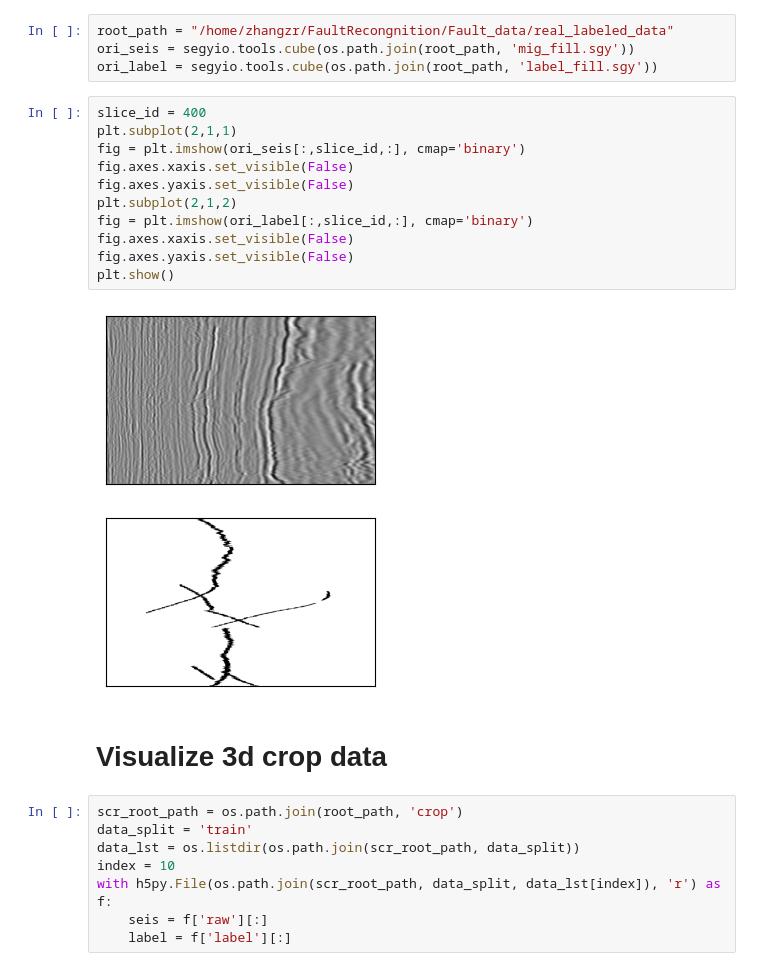
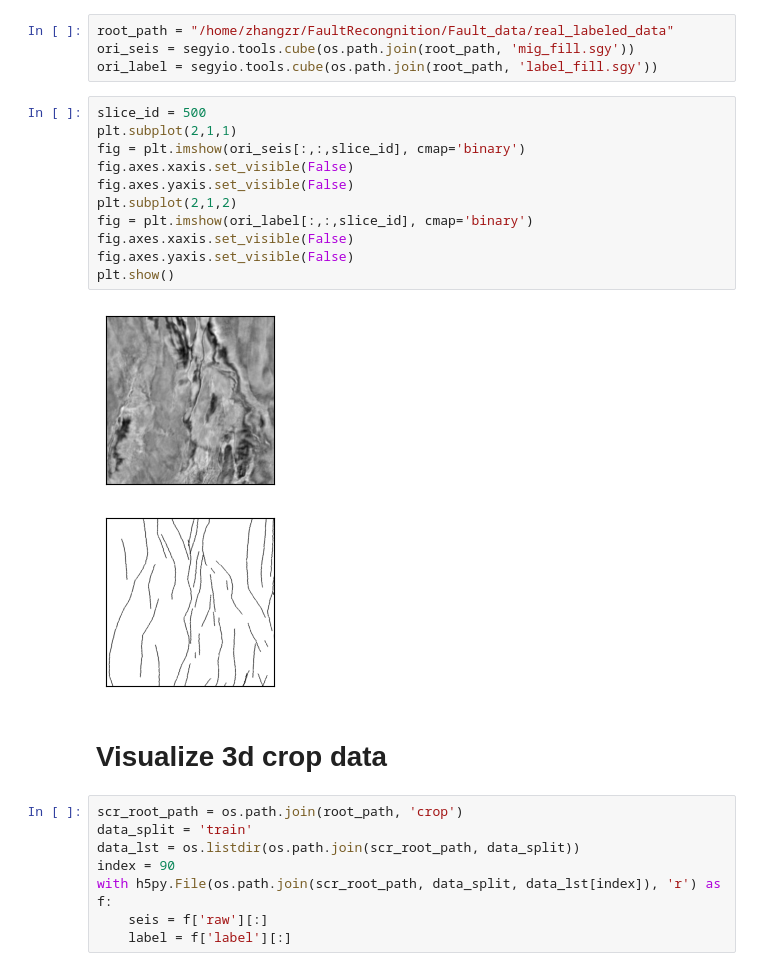
Before and after one commit to Kinlyran/Fault_Recong_zzr, a Jupyter notebook: data_explore.ipynb, the cells around one changed output. Drawn from its saved outputs; the diff is of its cells as text.

```diff
--- a/data_explore.ipynb
+++ b/data_explore.ipynb
@@ -14,25 +14,25 @@ root_path = "/home/zhangzr/FaultRecongnition/Fault_data/real_labeled_data"
 ori_seis = segyio.tools.cube(os.path.join(root_path, 'mig_fill.sgy'))
 ori_label = segyio.tools.cube(os.path.join(root_path, 'label_fill.sgy'))
 # %%
-slice_id = 400
+slice_id = 500
 plt.subplot(2,1,1)
-fig = plt.imshow(ori_seis[:,slice_id,:], cmap='binary')
+fig = plt.imshow(ori_seis[:,:,slice_id], cmap='binary')
 fig.axes.xaxis.set_visible(False)
 fig.axes.yaxis.set_visible(False)
 plt.subplot(2,1,2)
-fig = plt.imshow(ori_label[:,slice_id,:], cmap='binary')
+fig = plt.imshow(ori_label[:,:,slice_id], cmap='binary')
 fig.axes.xaxis.set_visible(False)
 fig.axes.yaxis.set_visible(False)
 plt.show()
 # %% [output]
-[figure, old version]
+[figure, new version]
 # %% [markdown]
 # Visualize 3d crop data
 # %%
 scr_root_path = os.path.join(root_path, 'crop')
 data_split = 'train'
 data_lst = os.listdir(os.path.join(scr_root_path, data_split))
-index = 10
+index = 90
 with h5py.File(os.path.join(scr_root_path, data_split, data_lst[index]), 'r') as f:
     seis = f['raw'][:]
     label = f['label'][:]
```
Also changed, not shown: parts of 1 cell of this notebook, 3 other files.
